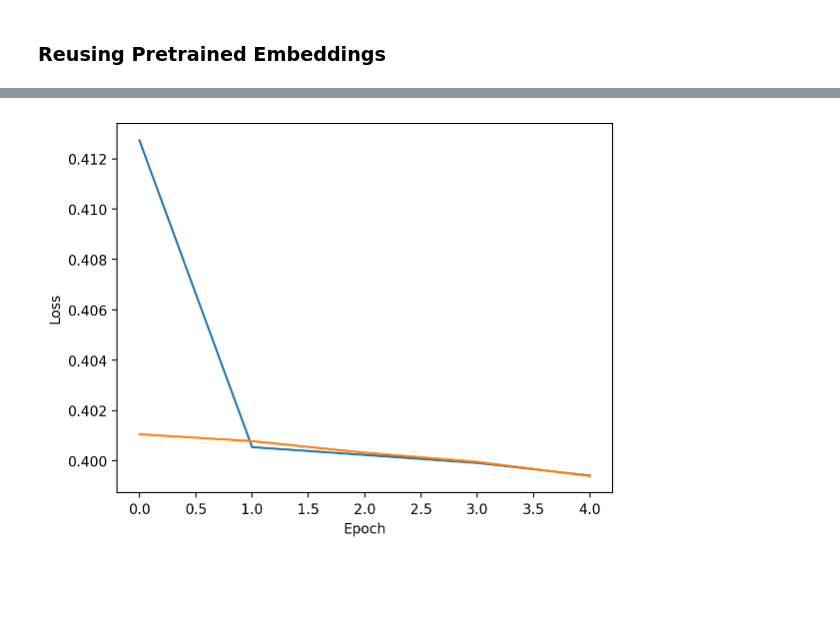
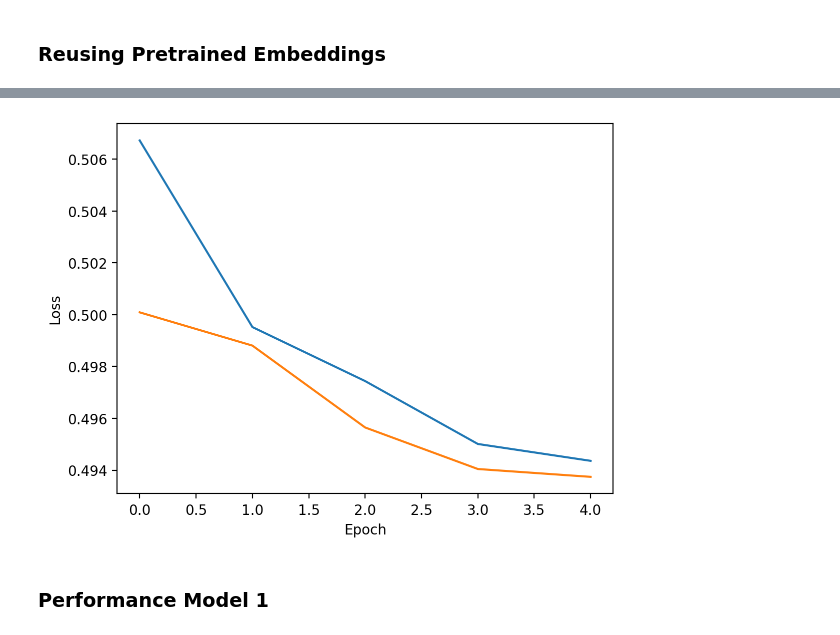
Before and after one commit to jzsmoreno/Overview-Rest-Mex-2023, a Jupyter notebook: notebooks/test.ipynb, the cells around one changed output, grey strips where cells are left out. Drawn from its saved outputs; the diff is of its cells as text; code cells hidden in the pictures; blank space fills up the shorter version.

```diff
--- a/notebooks/test.ipynb
+++ b/notebooks/test.ipynb
@@ -28,8 +29,9 @@ df = df.fillna("")
 def to_weights(x):
     return 1.0 / x
 
+df["Polarity"] = df["Polarity"] - 1
+X, y = df["Review"], df["Polarity"]
 
-X, y = df["Review"], df["Polarity"]
 X_train, X_test, y_train, y_test = train_test_split(X, y, test_size=0.33)
 
 datasets = pd.DataFrame({"X_train": X_train, "y_train": y_train})
@@ -273,7 +291,7 @@ Epoch 35/35
 # %%
 # at last we create the model and train it
 
-model = tf.keras.models.Sequential(
+model2 = tf.keras.models.Sequential(
     [
         tf.keras.layers.Embedding(
             vocab_size, embed_size, input_shape=[None], input_length=max_length
@@ -284,21 +302,21 @@ model = tf.keras.models.Sequential(
     ]
 )
 
-model.compile(loss="binary_crossentropy", optimizer="sgd", metrics=["accuracy"])
+model2.compile(loss="binary_crossentropy", optimizer="sgd", metrics=["accuracy"])
 
-history = model.fit(padded, train_y, epochs=5, validation_data=(testing_padded, test_y))
+history2 = model2.fit(padded, train_y, epochs=5, validation_data=(testing_padded, test_y))
 
-hist = pd.DataFrame(history.history)
-hist["epoch"] = history.epoch
-hist.tail()
+hist2 = pd.DataFrame(history2.history)
+hist2["epoch"] = history2.epoch
+hist2.tail()
 
 # plot history
-plt.plot(history.history["loss"], label="Train Error")
-plt.plot(history.history["val_loss"], label="Validation Error")
+plt.plot(history2.history["loss"], label="Train Error")
+plt.plot(history2.history["val_loss"], label="Validation Error")
 plt.xlabel("Epoch")
 plt.ylabel("Loss")
 plt.show()
 
-model.save("saved_model/my_model.h5")
+model2.save("saved_model/my_model2.h5")
 # %% [output]
 Epoch 1/5
@@ -314 +332 @@ Epoch 5/5
-[figure, old version]
+[figure, new version]
@@ -314,0 +376,2 @@ Epoch 5/5
+# %% [markdown]
+### Performance Model 1
```
Also changed, not shown: parts of 13 cells of this notebook, 3 other files.
